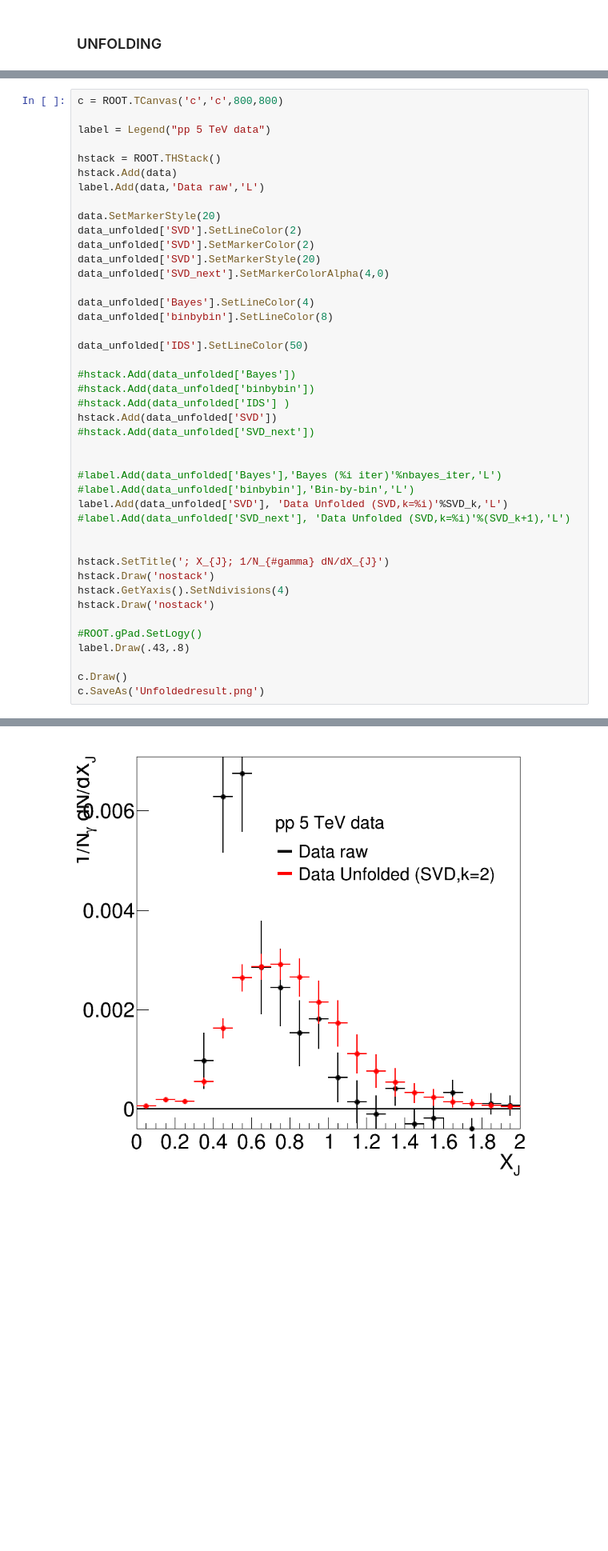
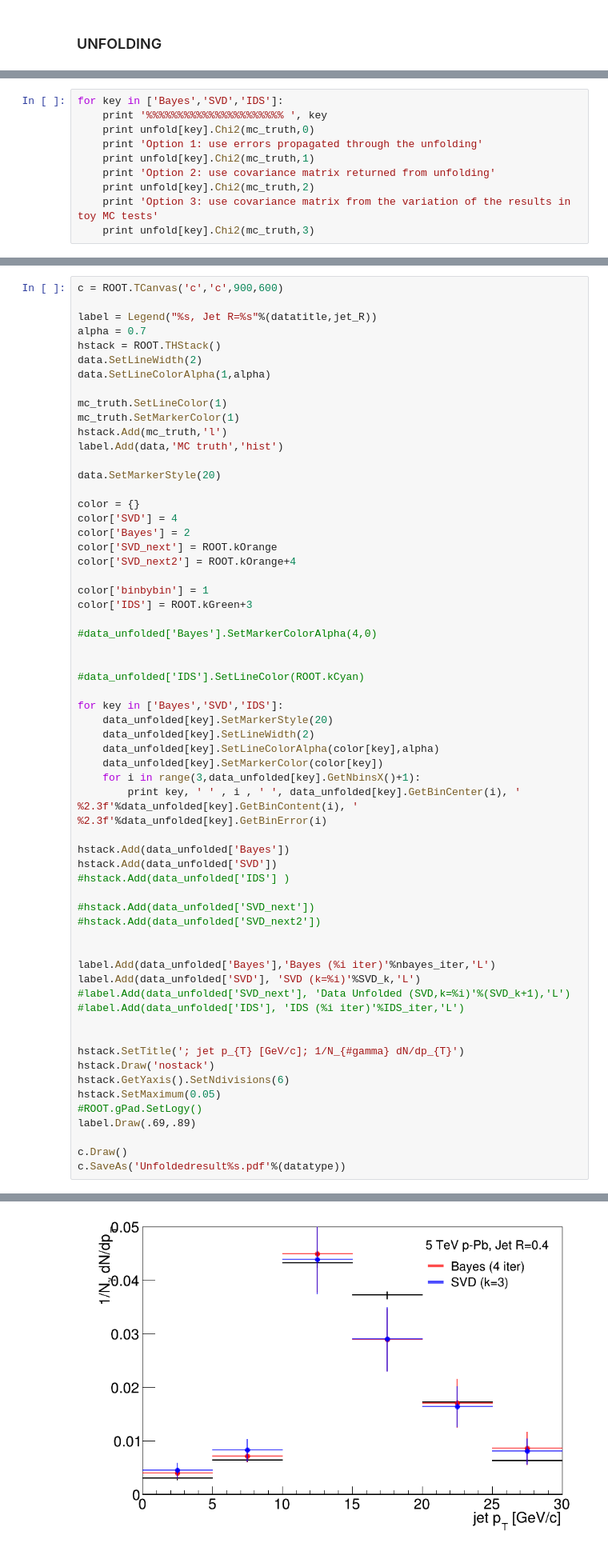
Before and after one commit to miguelignacio/CorrelationAnalysis, a Jupyter notebook: NtupleAnalysis/InputData/XjUnfolding.ipynb, the cells around one changed output, grey strips where cells are left out. Shown at 80% size. Cells and saved outputs as stored; diff of their text form; blank space fills up the shorter version.

```diff
--- a/NtupleAnalysis/InputData/XjUnfolding.ipynb
+++ b/NtupleAnalysis/InputData/XjUnfolding.ipynb
@@ -175,0 +240,10 @@ Info in <TSVDUnfold_130729::Unfold>: Curvature of weight distribution: 0.000004
+# %%
+for key in ['Bayes','SVD','IDS']:
+    print '%%%%%%%%%%%%%%%%%%%%%% ', key
+    print unfold[key].Chi2(mc_truth,0)
+    print 'Option 1: use errors propagated through the unfolding'
+    print unfold[key].Chi2(mc_truth,1)
+    print 'Option 2: use covariance matrix returned from unfolding'
+    print unfold[key].Chi2(mc_truth,2)
+    print 'Option 3: use covariance matrix from the variation of the results in toy MC tests'
+    print unfold[key].Chi2(mc_truth,3)
@@ -176,44 +340,62 @@ Info in <TSVDUnfold_130729::Unfold>: Curvature of weight distribution: 0.000004
 # %%
-c = ROOT.TCanvas('c','c',800,800)
+c = ROOT.TCanvas('c','c',900,600)
 
-label = Legend("pp 5 TeV data")
+label = Legend("%s, Jet R=%s"%(datatitle,jet_R))
+alpha = 0.7
+hstack = ROOT.THStack()
+data.SetLineWidth(2)
+data.SetLineColorAlpha(1,alpha)
 
-hstack = ROOT.THStack()
-hstack.Add(data)
-label.Add(data,'Data raw','L')
+mc_truth.SetLineColor(1)
+mc_truth.SetMarkerColor(1)
+hstack.Add(mc_truth,'l')
+label.Add(data,'MC truth','hist')
 
 data.SetMarkerStyle(20)
-data_unfolded['SVD'].SetLineColor(2)
-data_unfolded['SVD'].SetMarkerColor(2)
-data_unfolded['SVD'].SetMarkerStyle(20)
-data_unfolded['SVD_next'].SetMarkerColorAlpha(4,0)
 
-data_unfolded['Bayes'].SetLineColor(4)
-data_unfolded['binbybin'].SetLineColor(8)
+color = {}
+color['SVD'] = 4
+color['Bayes'] = 2
+color['SVD_next'] = ROOT.kOrange
+color['SVD_next2'] = ROOT.kOrange+4
 
-data_unfolded['IDS'].SetLineColor(50)
+color['binbybin'] = 1
+color['IDS'] = ROOT.kGreen+3
 
-#hstack.Add(data_unfolded['Bayes'])
-#hstack.Add(data_unfolded['binbybin'])
-#hstack.Add(data_unfolded['IDS'] )
-hstack.Add(data_unfolded['SVD'])
-#hstack.Add(data_unfolded['SVD_next'])
+#data_unfolded['Bayes'].SetMarkerColorAlpha(4,0)
 
 
-#label.Add(data_unfolded['Bayes'],'Bayes (%i iter)'%nbayes_iter,'L')
-#label.Add(data_unfolded['binbybin'],'Bin-by-bin','L')
-label.Add(data_unfolded['SVD'], 'Data Unfolded (SVD,k=%i)'%SVD_k,'L')
-#label.Add(data_unfolded['SVD_next'], 'Data Unfolded (SVD,k=%i)'%(SVD_k+1),'L')
+#data_unfolded['IDS'].SetLineColor(ROOT.kCyan)
+
+for key in ['Bayes','SVD','IDS']:
+    data_unfolded[key].SetMarkerStyle(20)
+    data_unfolded[key].SetLineWidth(2)
+    data_unfolded[key].SetLineColorAlpha(color[key],alpha)
+    data_unfolded[key].SetMarkerColor(color[key])
+    for i in range(3,data_unfolded[key].GetNbinsX()+1):
+        print key, ' ' , i , ' ', data_unfolded[key].GetBinCenter(i), ' %2.3f'%data_unfolded[key].GetBinContent(i), ' %2.3f'%data_unfolded[key].GetBinError(i)
+
+hstack.Add(data_unfolded['Bayes'])
+hstack.Add(data_unfolded['SVD'])
+#hstack.Add(data_unfolded['IDS'] )
+
+#hstack.Add(data_unfolded['SVD_next'])
+#hstack.Add(data_unfolded['SVD_next2'])
 
 
-hstack.SetTitle('; X_{J}; 1/N_{#gamma} dN/dX_{J}')
+label.Add(data_unfolded['Bayes'],'Bayes (%i iter)'%nbayes_iter,'L')
+label.Add(data_unfolded['SVD'], 'SVD (k=%i)'%SVD_k,'L')
+#label.Add(data_unfolded['SVD_next'], 'Data Unfolded (SVD,k=%i)'%(SVD_k+1),'L')
+#label.Add(data_unfolded['IDS'], 'IDS (%i iter)'%IDS_iter,'L')
+
+
+hstack.SetTitle('; jet p_{T} [GeV/c]; 1/N_{#gamma} dN/dp_{T}')
 hstack.Draw('nostack')
-hstack.GetYaxis().SetNdivisions(4)
-hstack.Draw('nostack')
-
+hstack.GetYaxis().SetNdivisions(6)
+hstack.SetMaximum(0.05)
 #ROOT.gPad.SetLogy()
-label.Draw(.43,.8)
+label.Draw(.69,.89)
 
 c.Draw()
-c.SaveAs('Unfoldedresult.png')
+c.SaveAs('Unfoldedresult%s.pdf'%(datatype))
 # %% [output]
@@ -222,4 +417,4 @@ Info in <TCanvas::Print>: png file Unfoldedresult.png has been created
-[figure, old version]
+[figure, new version]
 # %% [markdown]
 #Correcting for efficiency
 # %%
```
Also changed, not shown: parts of 22 cells of this notebook, 5 other files.
